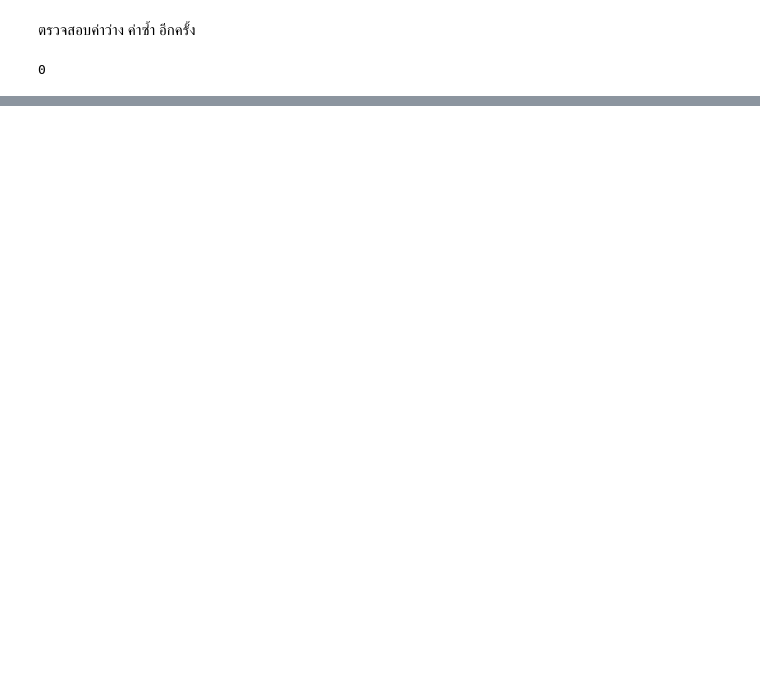
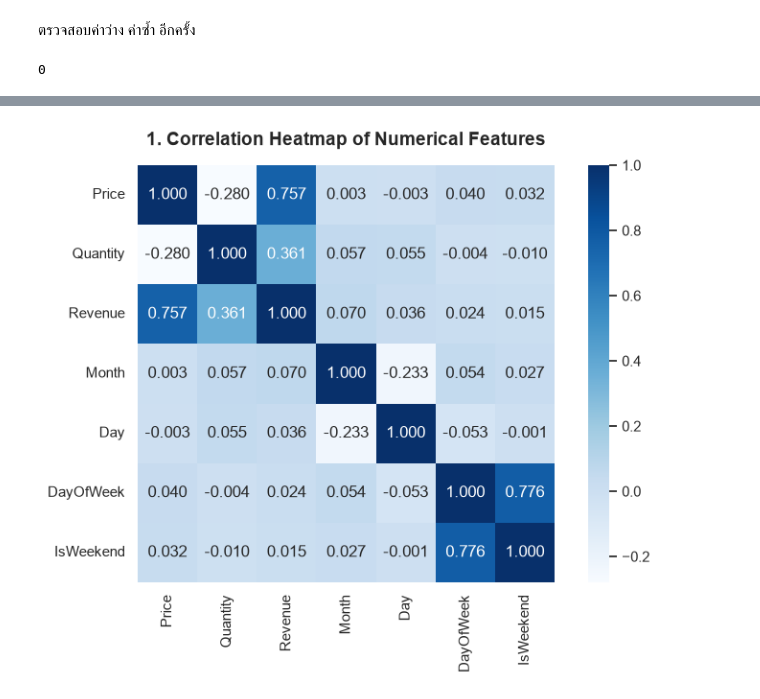
Before and after one commit to PPua1/DataSci, a Jupyter notebook: Resturant.ipynb, the cells around one changed output, grey strips where cells are left out. Saved outputs shown, nothing was run; the diff lists cells and outputs as text; code cells hidden in the pictures; blank space fills up the shorter version.

```diff
--- a/Resturant.ipynb
+++ b/Resturant.ipynb
@@ -334,0 +372,8 @@ print(CleanR.duplicated().sum())
+# %%
+# เลือกเฉพาะคอลัมน์เชิงตัวเลขมาคำนวณ Pearson Correlation
+num_cols = ['Price', 'Quantity', 'Revenue', 'Month', 'Day', 'DayOfWeek', 'IsWeekend']
+corr_matrix = CleanR[num_cols].corr()
+
+# แสดงค่า Correlation เฉพาะกับ Revenue
+print("=== Pearson Correlation with Revenue ===")
+print(corr_matrix['Revenue'].sort_values(ascending=False))
@@ -334,0 +390,10 @@ print(CleanR.duplicated().sum())
+# %%
+# Correlation Heatmap
+
+plt.figure(figsize=(8, 6))
+sns.heatmap(corr_matrix, annot=True, fmt=".3f", cmap='Blues', cbar=True, square=True)
+plt.title('1. Correlation Heatmap of Numerical Features', fontsize=14, fontweight='bold', pad=15)
+plt.tight_layout()
+plt.show()
+# %% [output]
+[figure, added]
```
Also changed, not shown: parts of 35 cells of this notebook.
